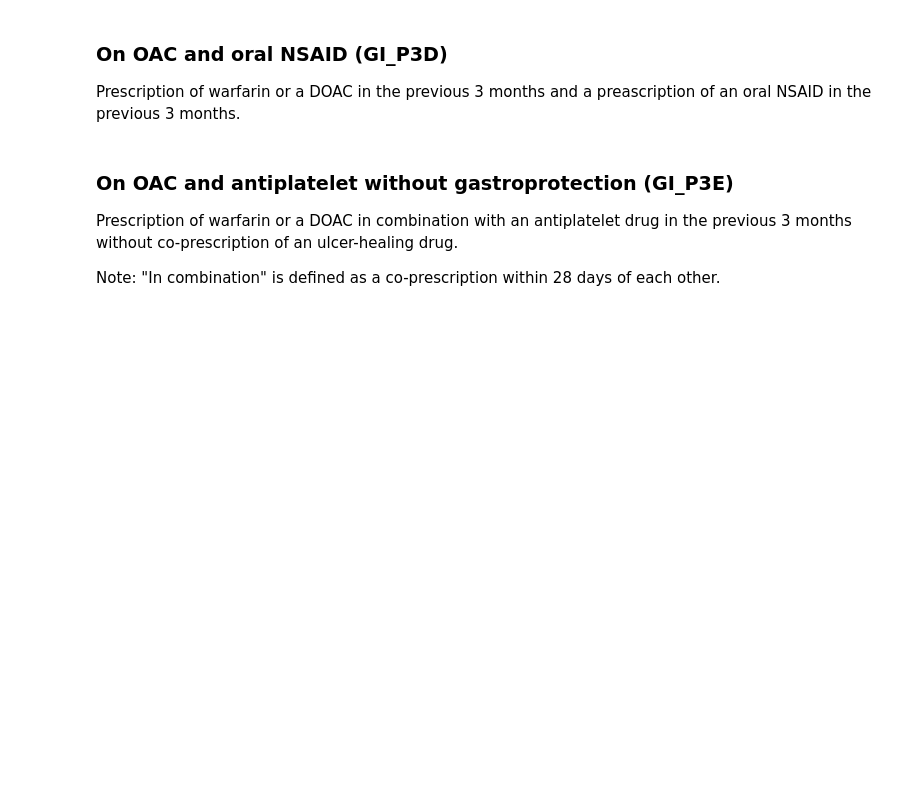
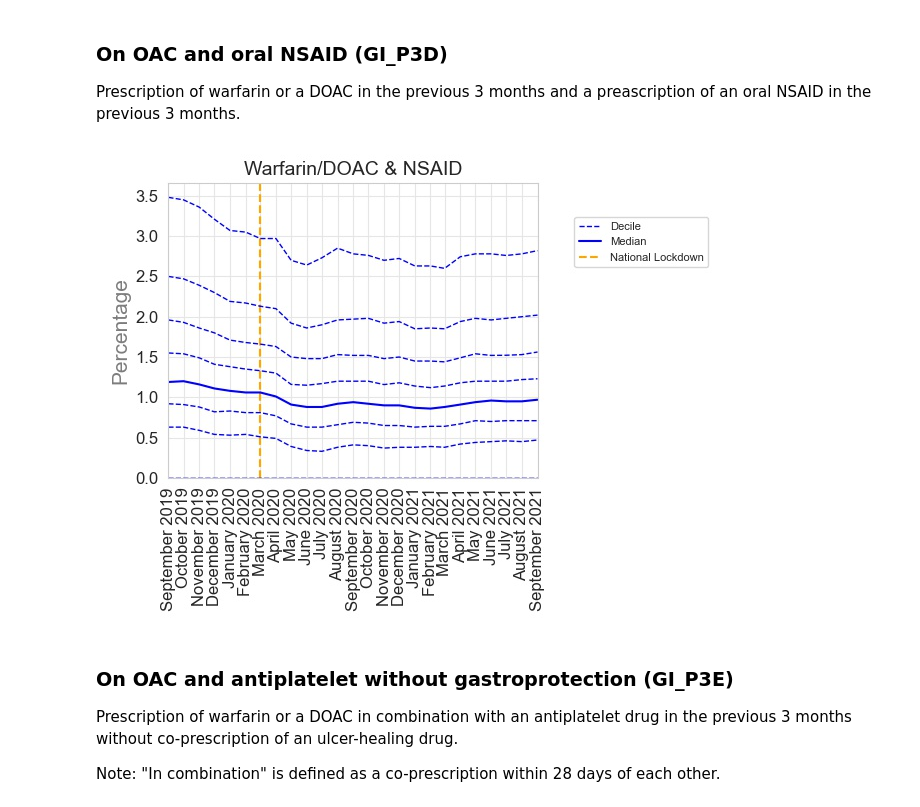
Before and after one commit to opensafely/pincer-measures, a Jupyter notebook: analysis/report-combined.ipynb, the cells around one changed output. Saved outputs shown, nothing was run; the diff lists cells and outputs as text; code cells hidden in the pictures; blank space fills up the shorter version.

```diff
--- a/analysis/report-combined.ipynb
+++ b/analysis/report-combined.ipynb
@@ -186,7 +218,9 @@ show_image("../output/figures/plot_c.jpeg")
 
 Prescription of warfarin or a DOAC in the previous 3 months and a preascription of an oral NSAID in the previous 3 months.
 # %%
-show_image("../output/figures/plot_d.jpeg")
+show_image("../backend_outputs/figures/plot_d.jpeg")
+# %% [output]
+[figure, added]
 # %% [markdown]
 <a id="e"></a>
 ### On OAC and antiplatelet without gastroprotection (GI_P3E)
```
Also changed, not shown: parts of 14 cells of this notebook.
